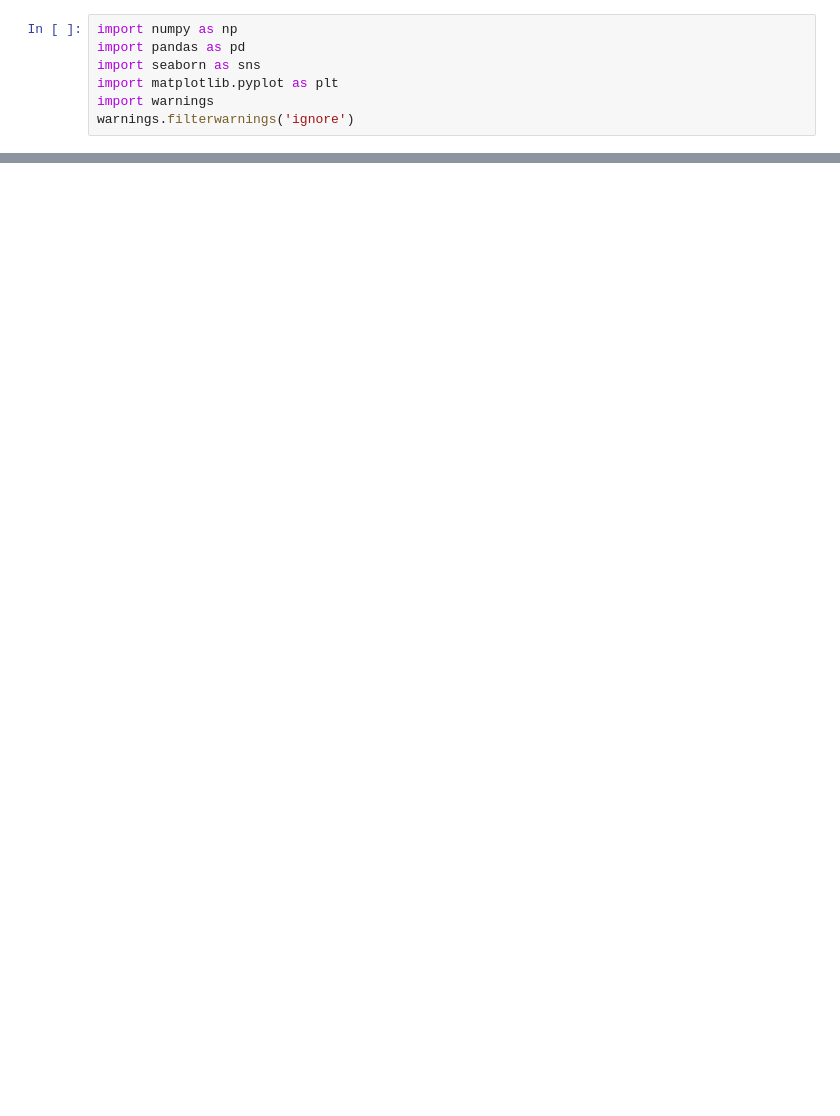
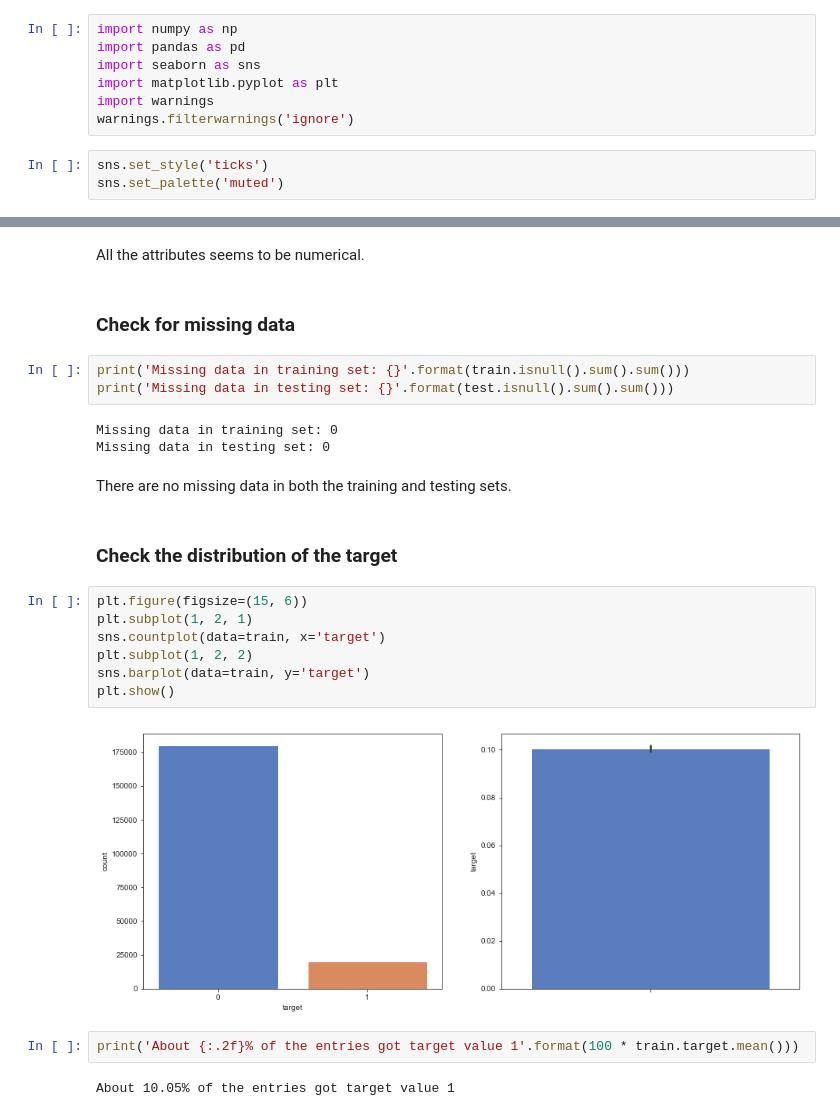
Before and after one commit to EricLiuLR/Machine_Learning_Projects, a Jupyter notebook: Santander_Customer_Transaction_Prediction/eda.ipynb, the cells around one changed output, grey strips where cells are left out. Drawn from its saved outputs; the diff is of its cells as text; blank space fills up the shorter version.

```diff
--- a/Santander_Customer_Transaction_Prediction/eda.ipynb
+++ b/Santander_Customer_Transaction_Prediction/eda.ipynb
@@ -5,3 +7,6 @@ import seaborn as sns
 import matplotlib.pyplot as plt
 import warnings
 warnings.filterwarnings('ignore')
+# %%
+sns.set_style('ticks')
+sns.set_palette('muted')
@@ -7,0 +55,27 @@ warnings.filterwarnings('ignore')
+# %% [markdown]
+All the attributes seems to be numerical.
+# %% [markdown]
+### Check for missing data
+# %%
+print('Missing data in training set: {}'.format(train.isnull().sum().sum()))
+print('Missing data in testing set: {}'.format(test.isnull().sum().sum()))
+# %% [output]
+Missing data in training set: 0
+Missing data in testing set: 0
+# %% [markdown]
+There are no missing data in both the training and testing sets.
+# %% [markdown]
+### Check the distribution of the target
+# %%
+plt.figure(figsize=(15, 6))
+plt.subplot(1, 2, 1)
+sns.countplot(data=train, x='target')
+plt.subplot(1, 2, 2)
+sns.barplot(data=train, y='target')
+plt.show()
+# %% [output]
+[figure, added]
+# %%
+print('About {:.2f}% of the entries got target value 1'.format(100 * train.target.mean()))
+# %% [output]
+About 10.05% of the entries got target value 1
```
Also changed, not shown: parts of 18 cells of this notebook.
